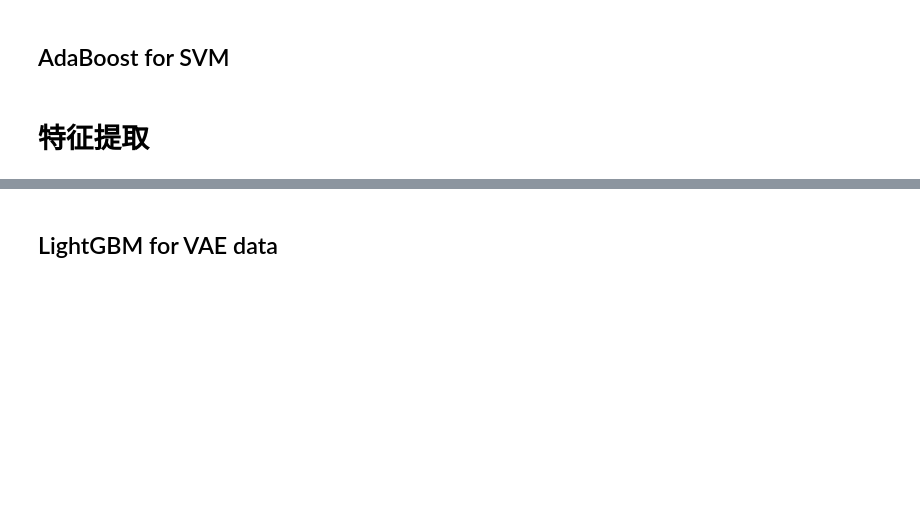
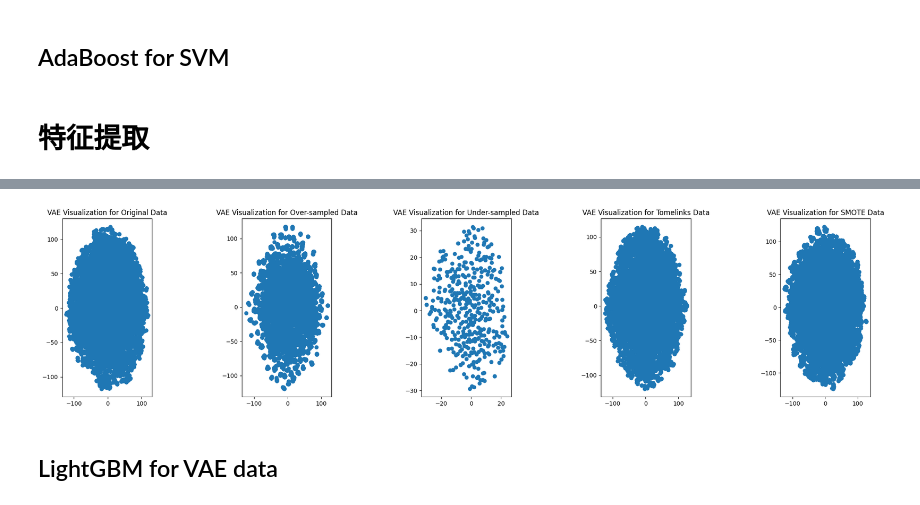
Before and after one commit to ashengstd/DataMining, a Jupyter notebook: app.ipynb, the cells around one changed output, grey strips where cells are left out. Drawn from its saved outputs; the diff is of its cells as text; code cells hidden in the pictures; blank space fills up the shorter version.

```diff
--- a/app.ipynb
+++ b/app.ipynb
@@ -210,7 +243,7 @@ for method_name, (X_train_processed, y_train_processed) in data_dict.items():
     print(
         classification_report(negative_label_list,
                               negative_predictions,
-                              zero_division=1))
+                              zero_division=0))
     accuracy = accuracy_score(y_test, predictions)
     precision = precision_score(y_test, predictions)
     recall = recall_score(y_test, predictions)
@@ -251,7 +302,7 @@ for method_name, (X_train_processed, y_train_processed) in data_dict.items():
     print(
         classification_report(negative_label_list,
                               predictions_negative,
-                              zero_division=1))
+                              zero_division=0))
     accuracy = accuracy_score(y_test, predictions_test)
     precision = precision_score(y_test, predictions_test)
     recall = recall_score(y_test, predictions_test)
@@ -285,7 +391,7 @@ for method_name, (X_train_processed, y_train_processed) in data_dict.items():
    print(
       classification_report(negative_label_list,
                            predictions_negative,
-                           zero_division=1))
+                           zero_division=0))
    accuracy = accuracy_score(y_test, predictions_svm_test)
    precision = precision_score(y_test, predictions_svm_test)
    recall = recall_score(y_test, predictions_svm_test)
@@ -347,7 +507,7 @@ model_dict = {}
 
 for method_name, (X_train_processed, _) in data_dict.items():
     print("Training for the method: " + method_name)
-    model = train_vae(X_train=X_train_processed, X_test=X_test, progress=False, num_epoch=250).eval()
+    model = train_vae(X_train=X_train_processed, X_test=X_test, progress=True, num_epoch=250).eval()
     model_dict[method_name] = model
 
 total_dict = {}
@@ -358,15 +529,29 @@ for method_name, (X_train_processed, _) in data_dict.items():
 # %%
-for method_name, (X_train_processed, _, model) in total_dict.items():
+# 计算有多少个方法
+num_methods = len(total_dict)
+
+# 创建一个包含多个子图的Figure
+fig, axes = plt.subplots(nrows=1, ncols=num_methods, figsize=(20, 5))
+
+# 遍历每个方法并在相应的子图中绘制散点图
+for i, (method_name, (X_train_processed, _, model)) in enumerate(total_dict.items()):
     model.eval()
     with torch.no_grad():
         encoded_data = model.encoder(torch.Tensor(X_train_processed).to(device))
         encoded_data = encoded_data.cpu().numpy()
         tsne = TSNE(n_components=2)
         reduced_data = tsne.fit_transform(encoded_data)
 
-    plt.scatter(reduced_data[:, 0], reduced_data[:, 1])
-    plt.title(f"VAE Visualization for {method_name}")
-    plt.show()
+    # 绘制每个方法的散点图
+    axes[i].scatter(reduced_data[:, 0], reduced_data[:, 1])
+    axes[i].set_title(f"VAE Visualization for {method_name}")
+
+# 调整布局，以防止子图重叠
+plt.tight_layout()
+plt.subplots_adjust(wspace=1.0)  # 调整水平间距
+plt.show()
+# %% [output]
+[figure, added]
 # %% [markdown]
 ## LightGBM for VAE data
 # %%
```
Also changed, not shown: parts of 15 cells of this notebook, 1 other file.
